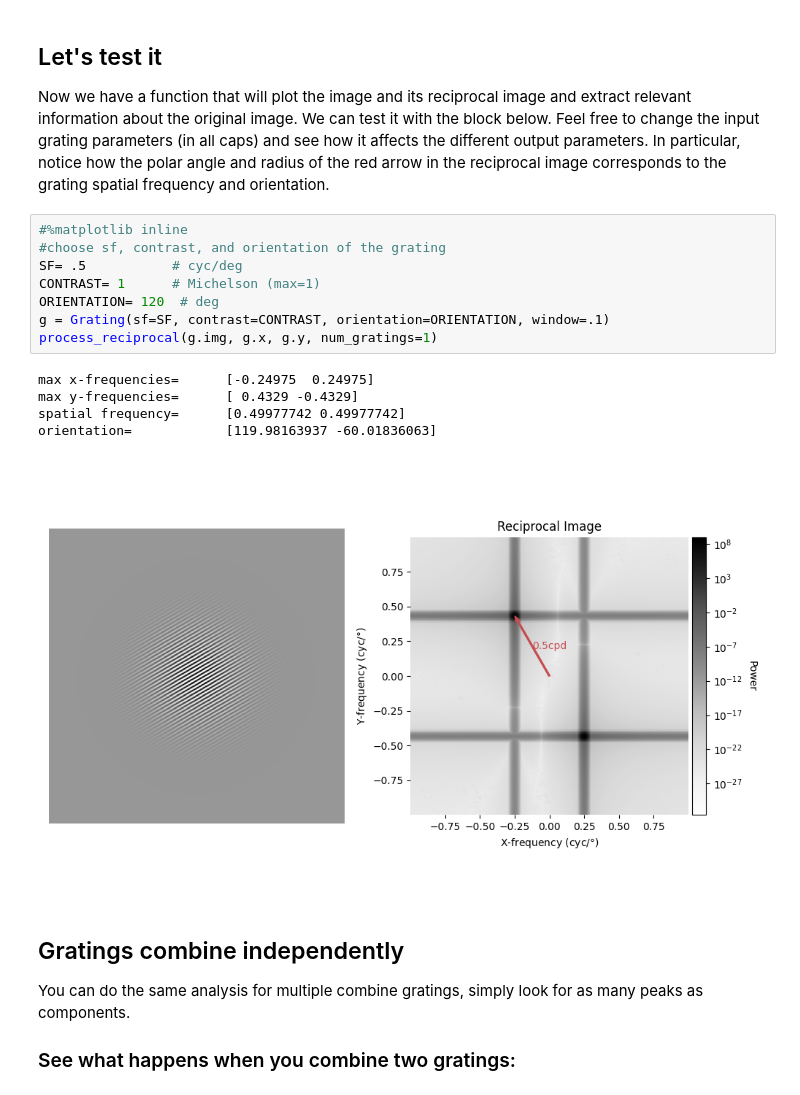
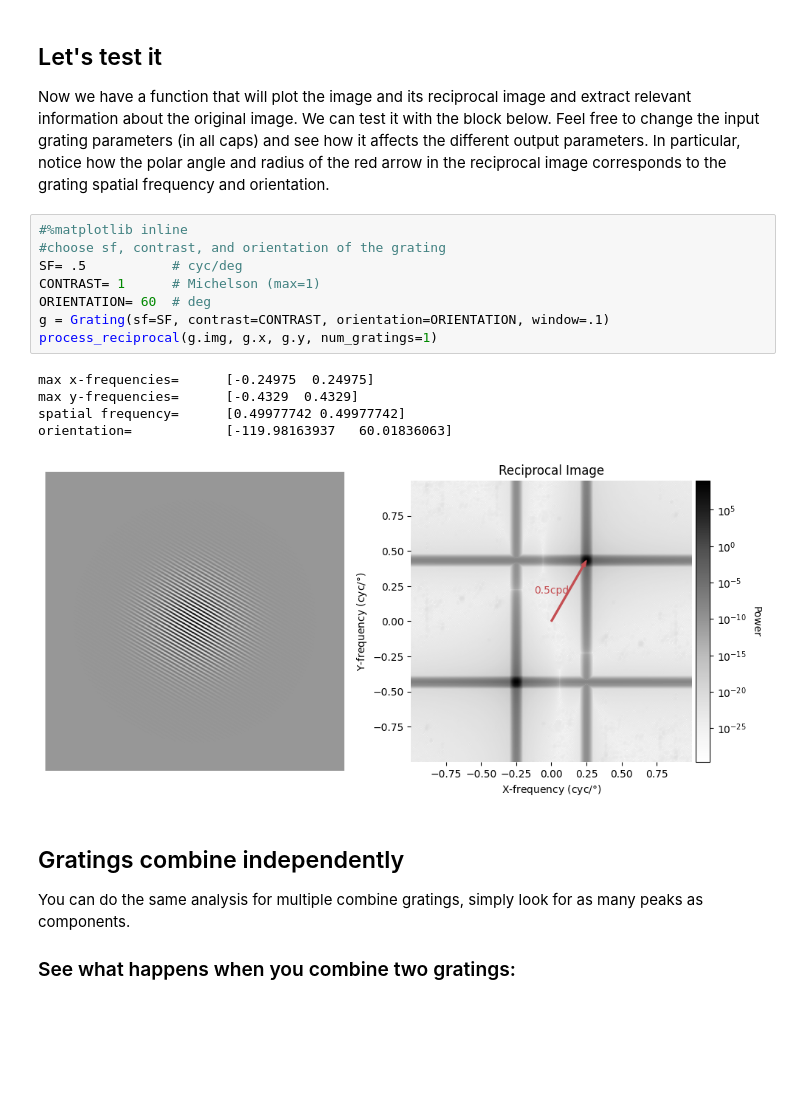
Before and after one commit to jpcurrea/ODA, a Jupyter notebook: docs/ODA How It Works.ipynb, the cells around one changed output. Drawn from its saved outputs; the diff is of its cells as text; blank space fills up the shorter version.

```diff
--- a/docs/ODA How It Works.ipynb
+++ b/docs/ODA How It Works.ipynb
@@ -115,17 +115,17 @@ Now we have a function that will plot the image and its reciprocal image and ext
 # %%
 #%matplotlib inline
 #choose sf, contrast, and orientation of the grating
 SF= .5           # cyc/deg
 CONTRAST= 1      # Michelson (max=1)
-ORIENTATION= 120  # deg
+ORIENTATION= 60  # deg
 g = Grating(sf=SF, contrast=CONTRAST, orientation=ORIENTATION, window=.1)
 process_reciprocal(g.img, g.x, g.y, num_gratings=1)
 # %% [output]
 max x-frequencies=      [-0.24975  0.24975]
-max y-frequencies=      [ 0.4329 -0.4329]
+max y-frequencies=      [-0.4329  0.4329]
 spatial frequency=      [0.49977742 0.49977742]
-orientation=            [119.98163937 -60.01836063]
+orientation=            [-119.98163937   60.01836063]
-[figure, old version]
+[figure, new version]
 # %% [markdown]
 ## Gratings combine independently
 You can do the same analysis for multiple combine gratings, simply look for as many peaks as components.
```
Also changed, not shown: parts of 9 cells of this notebook, 6 other files.
